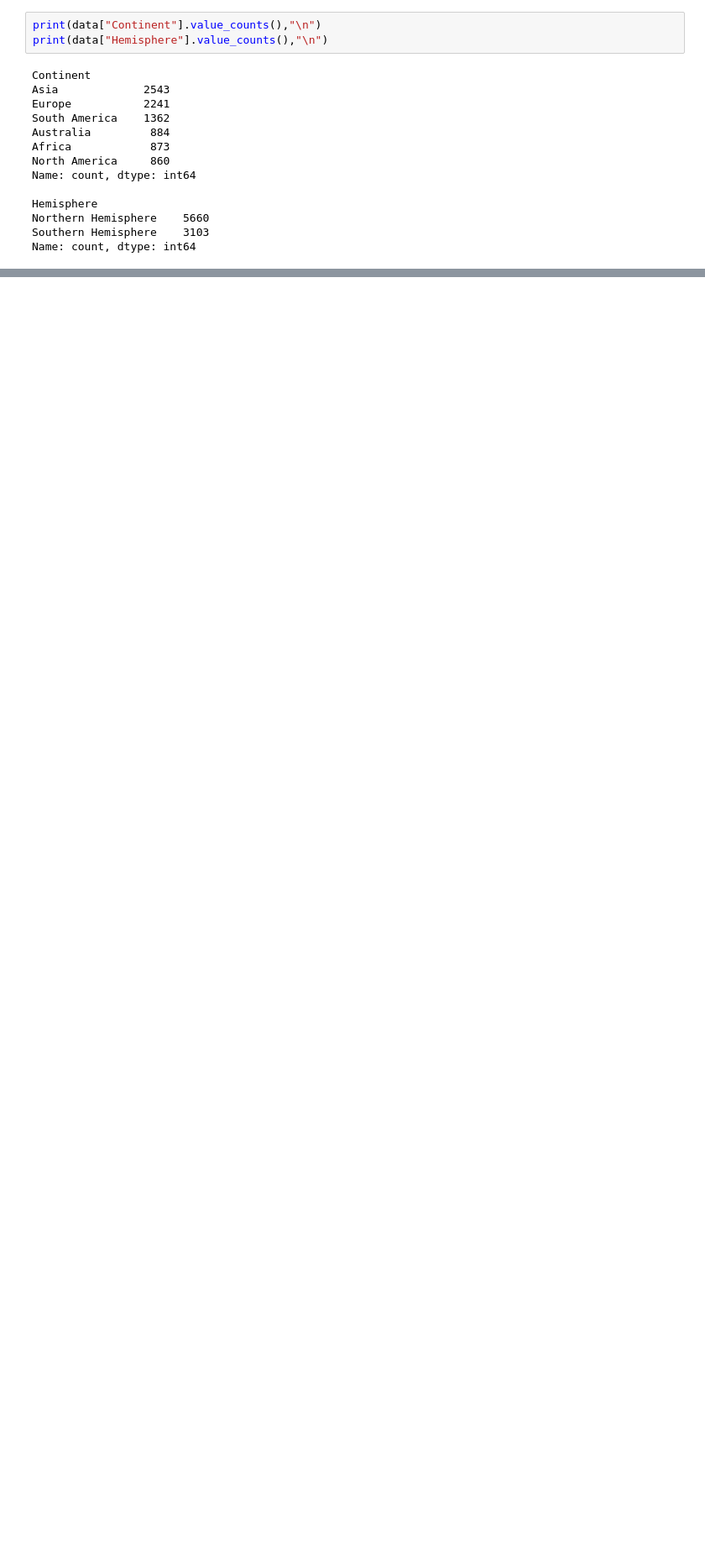
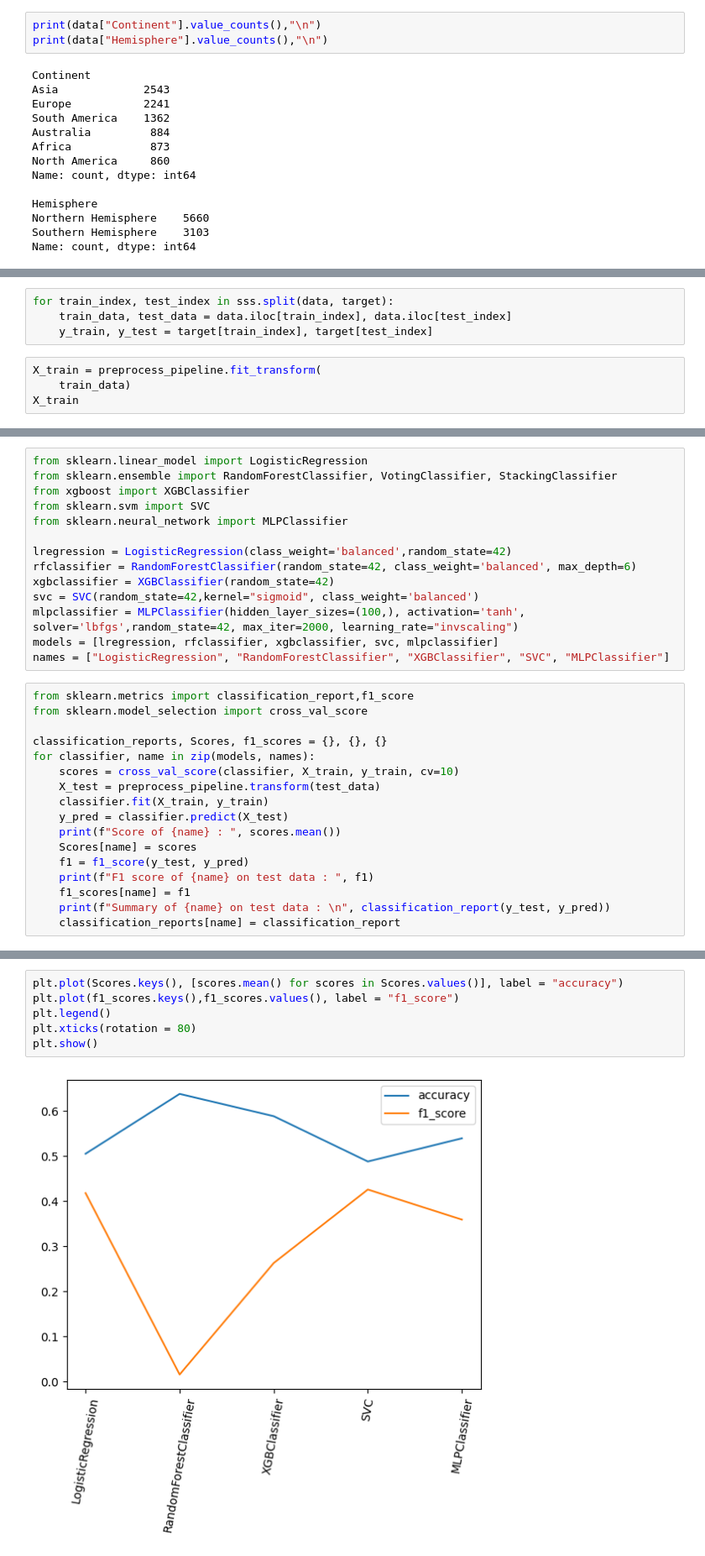
Before and after one commit to Aymanjeb/AAA-project, a Jupyter notebook: Data pre-processing.ipynb, the cells around one changed output, grey strips where cells are left out. Shown: that part at 84% size. Cells and saved outputs as stored; diff of their text form; blank space fills up the shorter version.

```diff
--- a/Data pre-processing.ipynb
+++ b/Data pre-processing.ipynb
@@ -143,0 +172,8 @@ print(correlation_matrix)
+# %%
+for train_index, test_index in sss.split(data, target):
+    train_data, test_data = data.iloc[train_index], data.iloc[test_index]
+    y_train, y_test = target[train_index], target[test_index]
+# %%
+X_train = preprocess_pipeline.fit_transform(
+    train_data)
+X_train
@@ -143,0 +196,31 @@ print(correlation_matrix)
+# %%
+from sklearn.linear_model import LogisticRegression
+from sklearn.ensemble import RandomForestClassifier, VotingClassifier, StackingClassifier
+from xgboost import XGBClassifier
+from sklearn.svm import SVC
+from sklearn.neural_network import MLPClassifier
+
+lregression = LogisticRegression(class_weight='balanced',random_state=42)
+rfclassifier = RandomForestClassifier(random_state=42, class_weight='balanced', max_depth=6)
+xgbclassifier = XGBClassifier(random_state=42)
+svc = SVC(random_state=42,kernel="sigmoid", class_weight='balanced')
+mlpclassifier = MLPClassifier(hidden_layer_sizes=(100,), activation='tanh', solver='lbfgs',random_state=42, max_iter=2000, learning_rate="invscaling")
+models = [lregression, rfclassifier, xgbclassifier, svc, mlpclassifier]
+names = ["LogisticRegression", "RandomForestClassifier", "XGBClassifier", "SVC", "MLPClassifier"]
+# %%
+from sklearn.metrics import classification_report,f1_score
+from sklearn.model_selection import cross_val_score
+
+classification_reports, Scores, f1_scores = {}, {}, {}
+for classifier, name in zip(models, names):
+    scores = cross_val_score(classifier, X_train, y_train, cv=10)
+    X_test = preprocess_pipeline.transform(test_data)
+    classifier.fit(X_train, y_train)
+    y_pred = classifier.predict(X_test)
+    print(f"Score of {name} : ", scores.mean())
+    Scores[name] = scores
+    f1 = f1_score(y_test, y_pred)
+    print(f"F1 score of {name} on test data : ", f1)
+    f1_scores[name] = f1
+    print(f"Summary of {name} on test data : \n", classification_report(y_test, y_pred))
+    classification_reports[name] = classification_report
@@ -143,0 +247,8 @@ print(correlation_matrix)
+# %%
+plt.plot(Scores.keys(), [scores.mean() for scores in Scores.values()], label = "accuracy")
+plt.plot(f1_scores.keys(),f1_scores.values(), label = "f1_score")
+plt.legend()
+plt.xticks(rotation = 80)
+plt.show()
+# %% [output]
+[figure, added]
```
Also changed, not shown: parts of 20 cells of this notebook, 1 other file.
